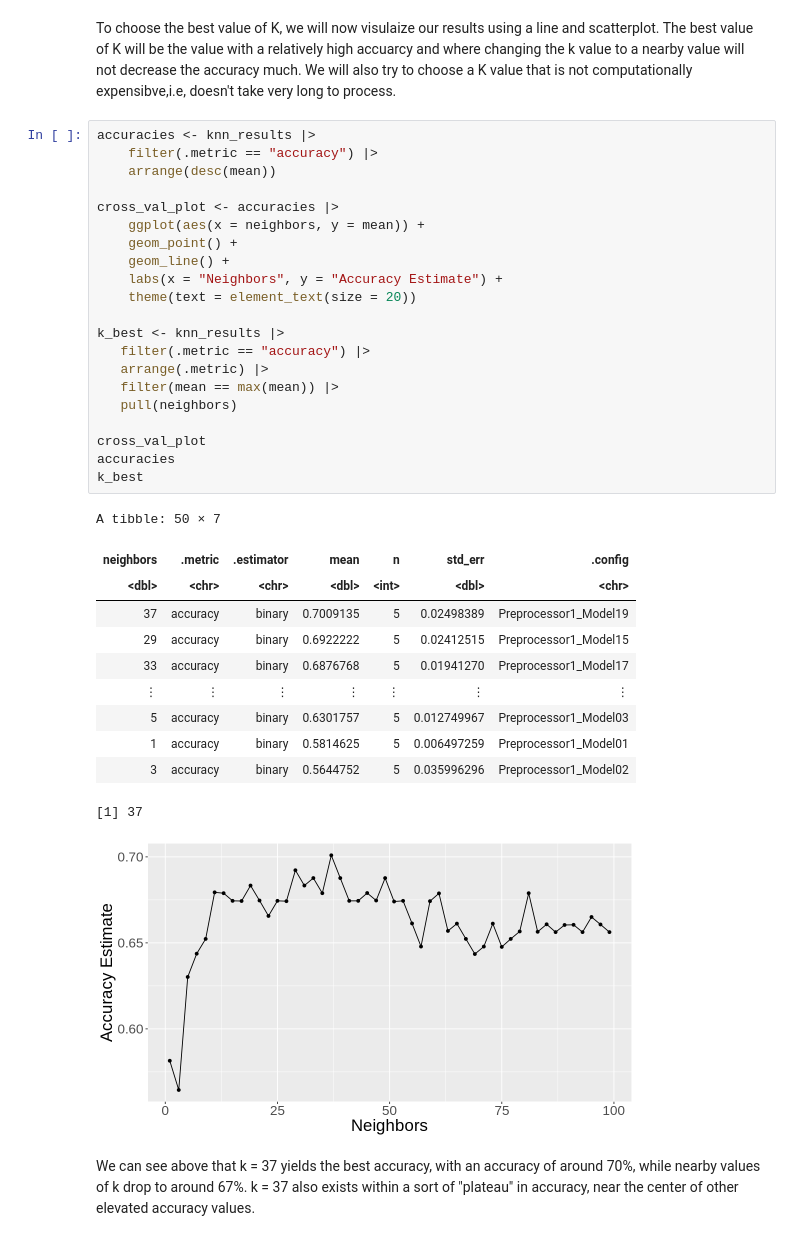
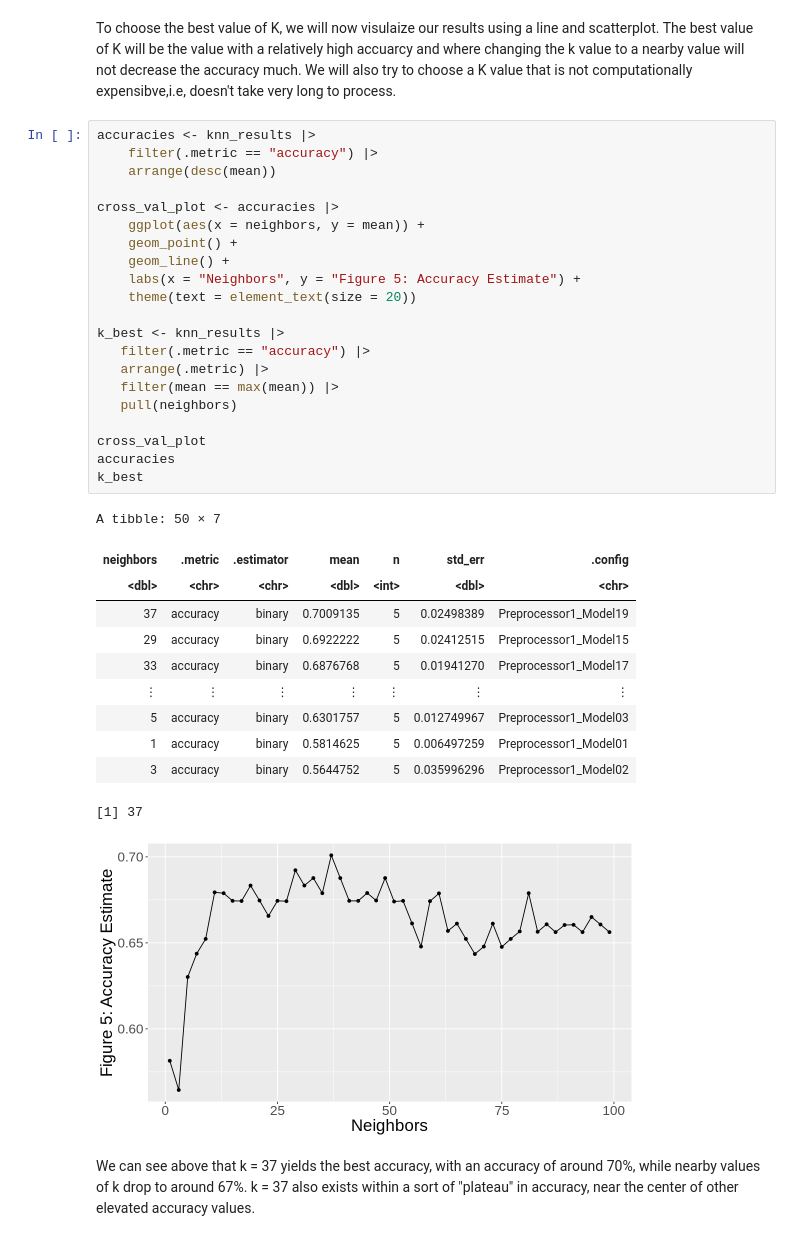
Before and after one commit to wswang98/dsci100-GroupProject, a Jupyter notebook: dsci100-group105-project.ipynb, the cells around one changed output. Cells and saved outputs as stored; diff of their text form.

```diff
--- a/dsci100-group105-project.ipynb
+++ b/dsci100-group105-project.ipynb
@@ -269,35 +267,35 @@ accuracies <- knn_results |>
     filter(.metric == "accuracy") |>
     arrange(desc(mean))
 
 cross_val_plot <- accuracies |>
     ggplot(aes(x = neighbors, y = mean)) +
     geom_point() +
     geom_line() +
-    labs(x = "Neighbors", y = "Accuracy Estimate") +
+    labs(x = "Neighbors", y = "Figure 5: Accuracy Estimate") +
     theme(text = element_text(size = 20))
 
 k_best <- knn_results |>
    filter(.metric == "accuracy") |>
    arrange(.metric) |>
    filter(mean == max(mean)) |>
    pull(neighbors)
 
 cross_val_plot
 accuracies
 k_best
 # %% [output]
 A tibble: 50 × 7
 | neighbors | .metric | .estimator | mean | n | std_err | .config |
 | <dbl> | <chr> | <chr> | <dbl> | <int> | <dbl> | <chr> |
 | 37 | accuracy | binary | 0.7009135 | 5 | 0.02498389 | Preprocessor1_Model19 |
 | 29 | accuracy | binary | 0.6922222 | 5 | 0.02412515 | Preprocessor1_Model15 |
 | 33 | accuracy | binary | 0.6876768 | 5 | 0.01941270 | Preprocessor1_Model17 |
 | ⋮ | ⋮ | ⋮ | ⋮ | ⋮ | ⋮ | ⋮ |
 | 5 | accuracy | binary | 0.6301757 | 5 | 0.012749967 | Preprocessor1_Model03 |
 | 1 | accuracy | binary | 0.5814625 | 5 | 0.006497259 | Preprocessor1_Model01 |
 | 3 | accuracy | binary | 0.5644752 | 5 | 0.035996296 | Preprocessor1_Model02 |
 [1] 37
-[figure, old version]
+[figure, new version]
 # %% [markdown]
 We can see above that k = 37 yields the best accuracy, with an accuracy of around 70%, while nearby values of k drop to around 67%. k = 37 also exists within a sort of "plateau" in accuracy, near the center of other elevated accuracy values.
 # %% [markdown]
```
Also changed, not shown: parts of 6 cells of this notebook.
